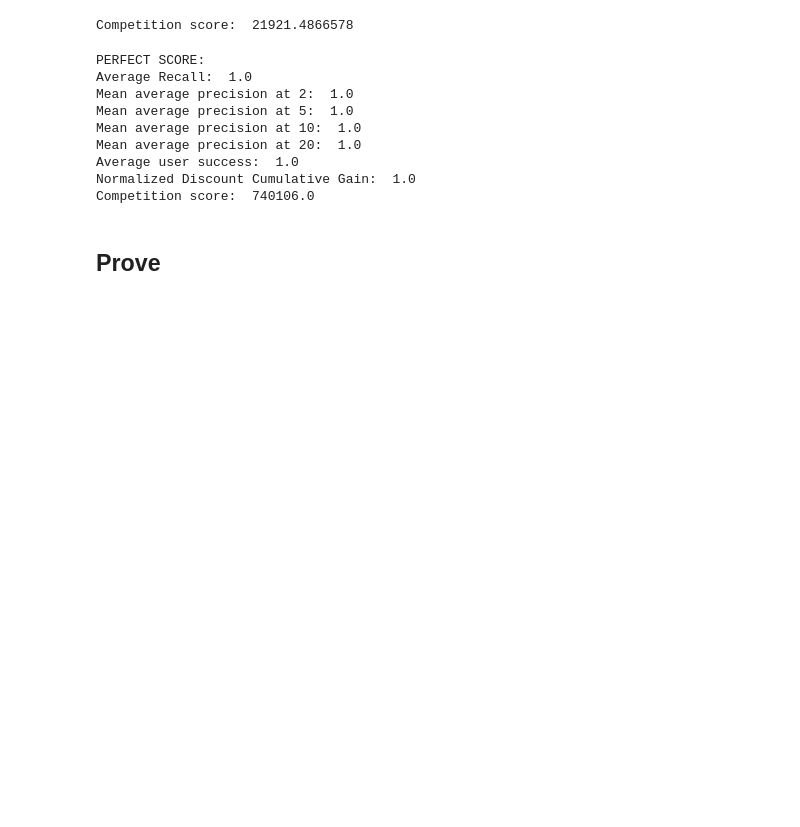
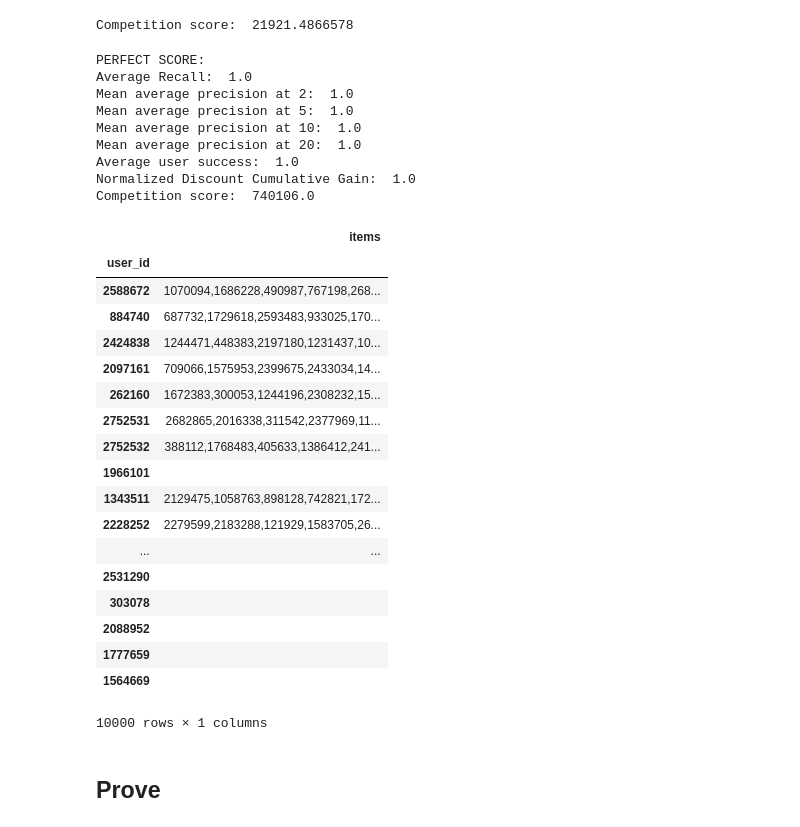
Before and after one commit to tommycarpi/recsys-polimi, a Jupyter notebook: evaluation/Evaluation.ipynb, the cells around one changed output. Drawn from its saved outputs; the diff is of its cells as text; code cells hidden in the pictures; blank space fills up the shorter version.

```diff
--- a/evaluation/Evaluation.ipynb
+++ b/evaluation/Evaluation.ipynb
@@ -73,6 +160,28 @@ Mean average precision at 20:  1.0
 Average user success:  1.0
 Normalized Discount Cumulative Gain:  1.0
 Competition score:  740106.0
+# %%
+submission
+# %% [output]
+|  | items |
+| user_id |  |
+| 2588672 | 1070094,1686228,490987,767198,268... |
+| 884740 | 687732,1729618,2593483,933025,170... |
+| 2424838 | 1244471,448383,2197180,1231437,10... |
+| 2097161 | 709066,1575953,2399675,2433034,14... |
+| 262160 | 1672383,300053,1244196,2308232,15... |
+| 2752531 | 2682865,2016338,311542,2377969,11... |
+| 2752532 | 388112,1768483,405633,1386412,241... |
+| 1966101 |  |
+| 1343511 | 2129475,1058763,898128,742821,172... |
+| 2228252 | 2279599,2183288,121929,1583705,26... |
+| ... | ... |
+| 2531290 |  |
+| 303078 |  |
+| 2088952 |  |
+| 1777659 |  |
+| 1564669 |  |
+10000 rows × 1 columns
 # %% [markdown]
 Prove
 --
```
Also changed, not shown: parts of 7 cells of this notebook, 49 other files.
